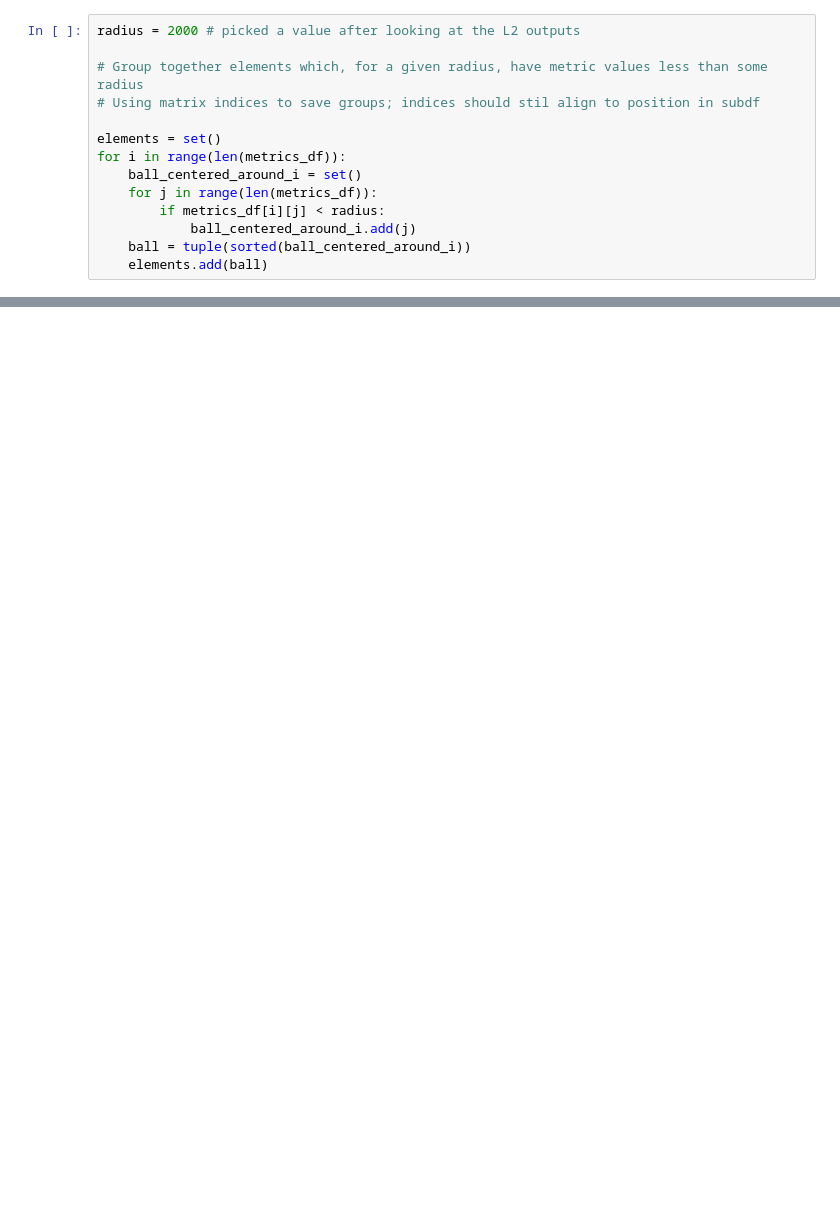
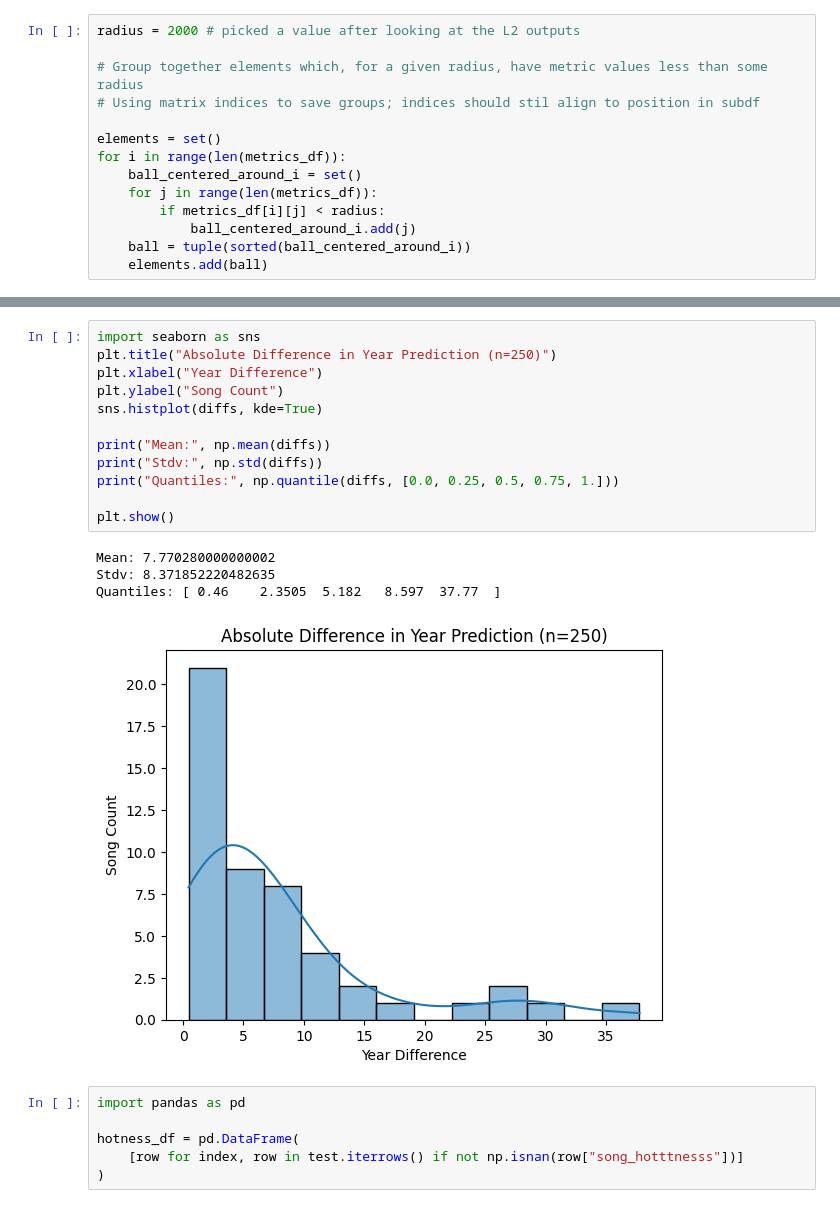
Before and after one commit to BVanDeWater/625.687, a Jupyter notebook: Notebooks/Segments_Timbre.ipynb, the cells around one changed output, grey strips where cells are left out. Drawn from its saved outputs; the diff is of its cells as text; blank space fills up the shorter version.

```diff
--- a/Notebooks/Segments_Timbre.ipynb
+++ b/Notebooks/Segments_Timbre.ipynb
@@ -203,0 +254,23 @@ Quantiles: [ 3.  5. 12. 25. 39.]
+# %%
+import seaborn as sns
+plt.title("Absolute Difference in Year Prediction (n=250)")
+plt.xlabel("Year Difference")
+plt.ylabel("Song Count")
+sns.histplot(diffs, kde=True)
+
+print("Mean:", np.mean(diffs))
+print("Stdv:", np.std(diffs))
+print("Quantiles:", np.quantile(diffs, [0.0, 0.25, 0.5, 0.75, 1.]))
+
+plt.show()
+# %% [output]
+Mean: 7.770280000000002
+Stdv: 8.371852220482635
+Quantiles: [ 0.46    2.3505  5.182   8.597  37.77  ]
+[figure, added]
+# %%
+import pandas as pd
+
+hotness_df = pd.DataFrame(
+    [row for index, row in test.iterrows() if not np.isnan(row["song_hotttnesss"])]
+)
```
Also changed, not shown: parts of 15 cells of this notebook, 2 other files.
